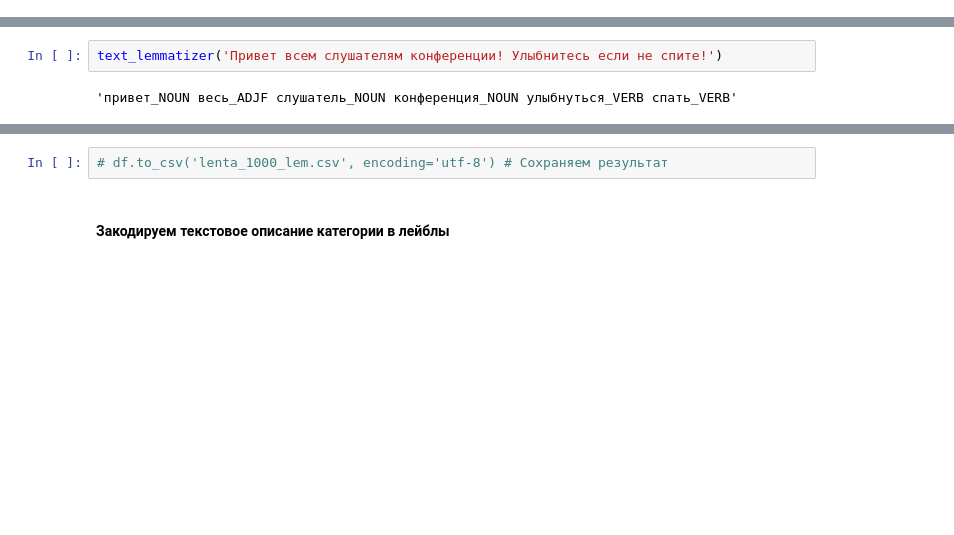
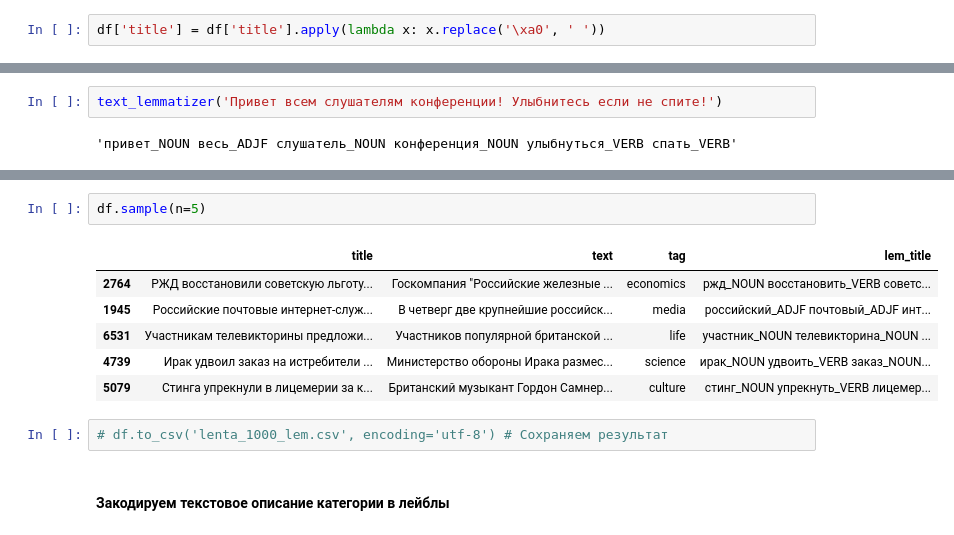
Before and after one commit to XATTABrus/WorkShopITIS, a Jupyter notebook: TextClassification.ipynb, the cells around one changed output, grey strips where cells are left out. Cells and saved outputs as stored; diff of their text form; blank space fills up the shorter version.

```diff
--- a/TextClassification.ipynb
+++ b/TextClassification.ipynb
@@ -63,3 +93,5 @@ df.head()
+# %%
+df['title'] = df['title'].apply(lambda x: x.replace('\xa0', ' '))
 # %% [markdown]
 #### Смотрим сколько у нас примеров для каждого класса
 # %%
@@ -154,3 +173,12 @@ Wall time: 5min 1s
+# %%
+df.sample(n=5)
+# %% [output]
+|  | title | text | tag | lem_title |
+| 2764 | РЖД восстановили советскую льготу... | Госкомпания "Российские железные ... | economics | ржд_NOUN восстановить_VERB советс... |
+| 1945 | Российские почтовые интернет-служ... | В четверг две крупнейшие российск... | media | российский_ADJF почтовый_ADJF инт... |
+| 6531 | Участникам телевикторины предложи... | Участников популярной британской ... | life | участник_NOUN телевикторина_NOUN ... |
+| 4739 | Ирак удвоил заказ на истребители ... | Министерство обороны Ирака размес... | science | ирак_NOUN удвоить_VERB заказ_NOUN... |
+| 5079 | Стинга упрекнули в лицемерии за к... | Британский музыкант Гордон Самнер... | culture | стинг_NOUN упрекнуть_VERB лицемер... |
 # %%
 # df.to_csv('lenta_1000_lem.csv', encoding='utf-8') # Сохраняем результат
 # %% [markdown]
```
Also changed, not shown: parts of 61 cells of this notebook.
